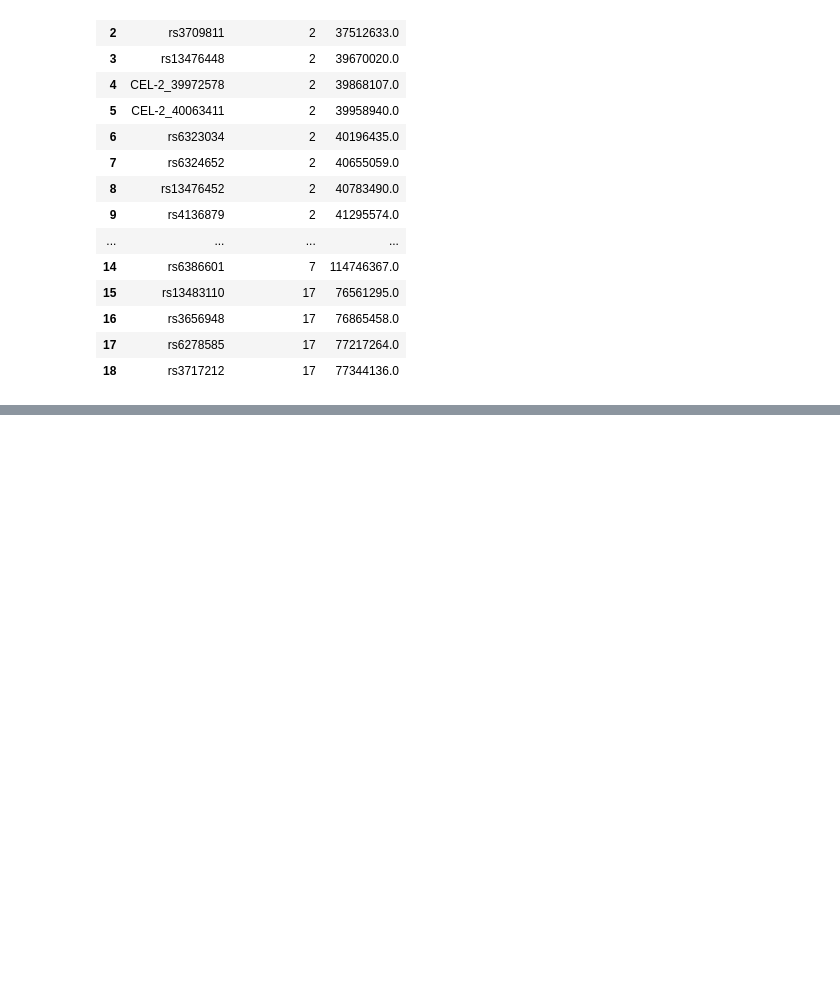
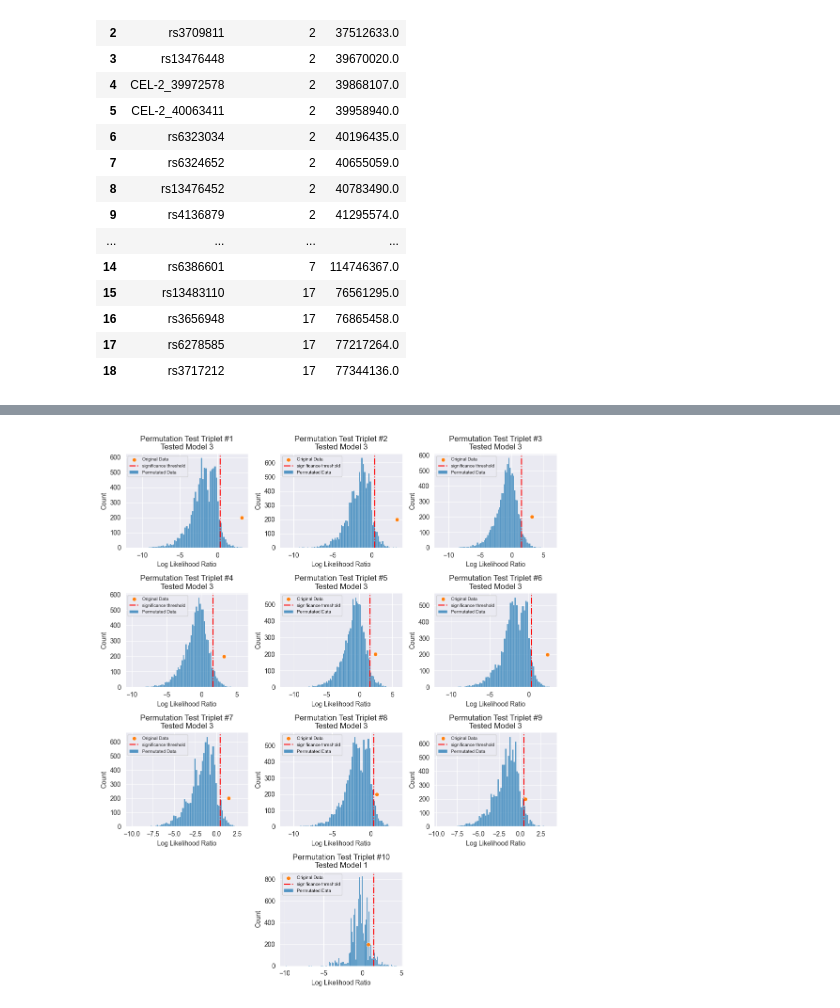
Before and after one commit to GilSasson1/System_Genetics, a Jupyter notebook: hw4_312294630_208689497.ipynb, the cells around one changed output, grey strips where cells are left out. Saved outputs shown, nothing was run; the diff lists cells and outputs as text; code cells hidden in the pictures; blank space fills up the shorter version.

```diff
--- a/hw4_312294630_208689497.ipynb
+++ b/hw4_312294630_208689497.ipynb
@@ -335,0 +559,16 @@ It seems that for both datasets the best model is the one where the SNP is the p
+# %%
+def run_permutation_causality_tests(df, qtl_gene_dict, comparison_models):
+
+    # Run the causality test in permutation mode
+    df = run_causality_tests(df, qtl_gene_dict, permutation=True)
+
+    # Reorganizing dataframe
+    df = pd.DataFrame(df).T # Transposing dataframe
+    df.columns = ['model 1 likelihood', 'model 2 likelihood', 'model 3 likelihood'] # Setting column names
+    df['best model'] = comparison_models # The model which was found as best in the unpermutated data
+
+    # Calculating log likelihood ratio
+    df['log likelihood ratio'] = df.apply(calculate_log_likelihood_ratio, axis=1) # Calculating log likelihood ratio
+
+    # Returning a numpy array with the log likelihood ratio of the permutations for each triplet
+    return df['log likelihood ratio'].to_numpy()
@@ -335,0 +626,3 @@ It seems that for both datasets the best model is the one where the SNP is the p
+# %%
+permutation_llr_results = np.concat([permutation_llr_results_liver, permutation_llr_results_myeloid], axis=0) # Creating combined llr results matrix
+results_permutation = pd.concat([results_liver.sort_values('log likelihood ratio', ascending=False).head(9).copy(), results_myeloid.head(1)], axis=0) # Creating combined results dataframe
@@ -335,0 +631,63 @@ It seems that for both datasets the best model is the one where the SNP is the p
+# %%
+triplets_llr = results_permutation['log likelihood ratio'].to_numpy() # Extracting the log likelihood ratio of the original data
+
+# Initializing subplots
+fig = plt.figure(figsize=(10, 12)) # Creating a figure
+gs = gridspec.GridSpec(4, 3, figure=fig) # Creating subplots grid
+
+# Initializing p-value vector
+triplet_p_value = []
+
+# Plotting for each triplet
+for triplet in range(permutation_llr_results.shape[0]):
+
+    # Ordering LLR (x axis)
+    permutation_llr = sorted(permutation_llr_results[triplet, :])  # Ordering permutated data
+    significance_threshold = permutation_llr[round(len(permutation_llr) * 0.95)] # Extracting the value of the significance threshold (95% - α = 0.05)
+
+    # Adding p-value of the original data to list
+    triplet_insertion_index = np.searchsorted(permutation_llr, triplets_llr[triplet])  # Get the index where the original data would be inserted to maintain order
+    permutation_percentile = (np.array(range(1, len(permutation_llr) + 1)) / len(permutation_llr)) * 100 # Calculating percentile for the permutated data
+
+    # If original data is bigger than all permutated data
+    if triplet_insertion_index == len(permutation_llr):
+        p = 0 # The probability of getting a higher value from the permutated data distribution is 0 since it is the highest value
+    else:
+        p = float(round(100 - permutation_percentile[triplet_insertion_index], 3)) / 100 # Calculating p value of the original data in the permutated data distribution
+    triplet_p_value.append(p)
+
+    # Creating a pandas dataframe for the seaborn scatter plot
+    plot_data = pd.DataFrame({'percentile': permutation_percentile, 'LLR': permutation_llr, 'type': (['permutation'] * len(permutation_percentile))})
+    plot_data.loc[triplet_insertion_index, 'type'] = 'original'
+
+    # Plotting data
+    if triplet < 9:
+        ax = fig.add_subplot(gs[triplet])  # Create subplot for the first 9 plots
+    else:
+        ax = fig.add_subplot(gs[triplet // 3, 1:2])  # Center the 10th plot (on the last row, middle column)
+
+    sns.histplot(data=plot_data, x='LLR', ax=ax, log_scale=False, label='Permutated Data') # Plotting  permutated data
+
+    # Adding the original data to the plot
+    scatterplot_data = pd.DataFrame({'LLR': [triplets_llr[triplet]], 'y': [permutation_llr_results.shape[1] / 50]})
+    sns.scatterplot(data=scatterplot_data, x='LLR', y='y', ax=ax, label='Original Data') # Plotting
+
+    # Plot customization
+    ax.set_title(f'Permutation Test Triplet #{triplet + 1}\nTested Model {results_permutation.iloc[triplet]["best model"]}')  # Adding a title
+    ax.axvline(x=significance_threshold, color='r', label='significance threshold', linestyle='-.')  # Adding significance threshold
+    ax.set_xlabel('Log Likelihood Ratio')  # Adding x-axis title
+
+    # Adding legend
+    handles, labels = ax.get_legend_handles_labels()
+    ax.legend(handles=handles, labels=labels, fontsize='x-small')
+
+
+# Removing unused plots
+fig.add_subplot(gs[10]).axis('off')
+fig.add_subplot(gs[11]).axis('off')
+
+# Showing plots
+plt.tight_layout()
+plt.show()
+# %% [output]
+[figure, added]
```
Also changed, not shown: parts of 82 cells of this notebook, 1 other file.
